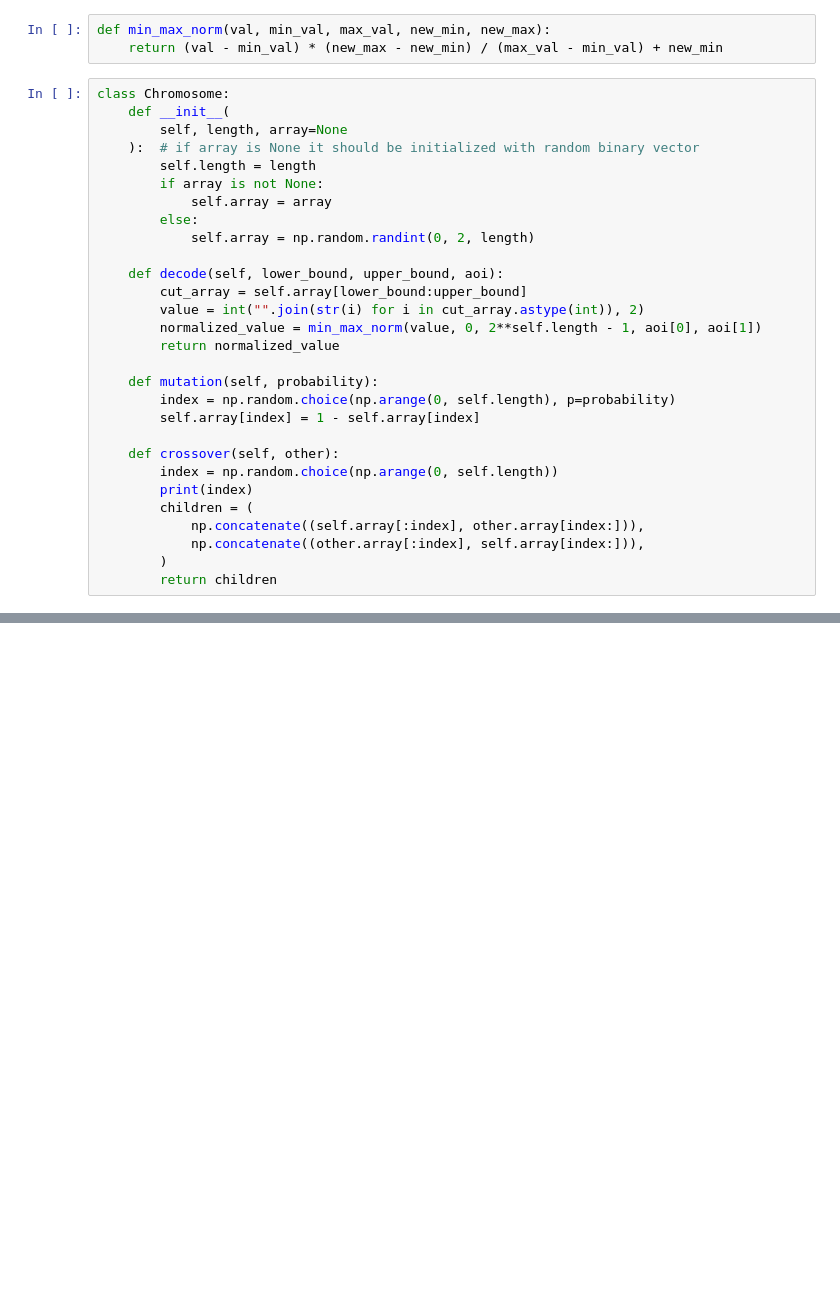
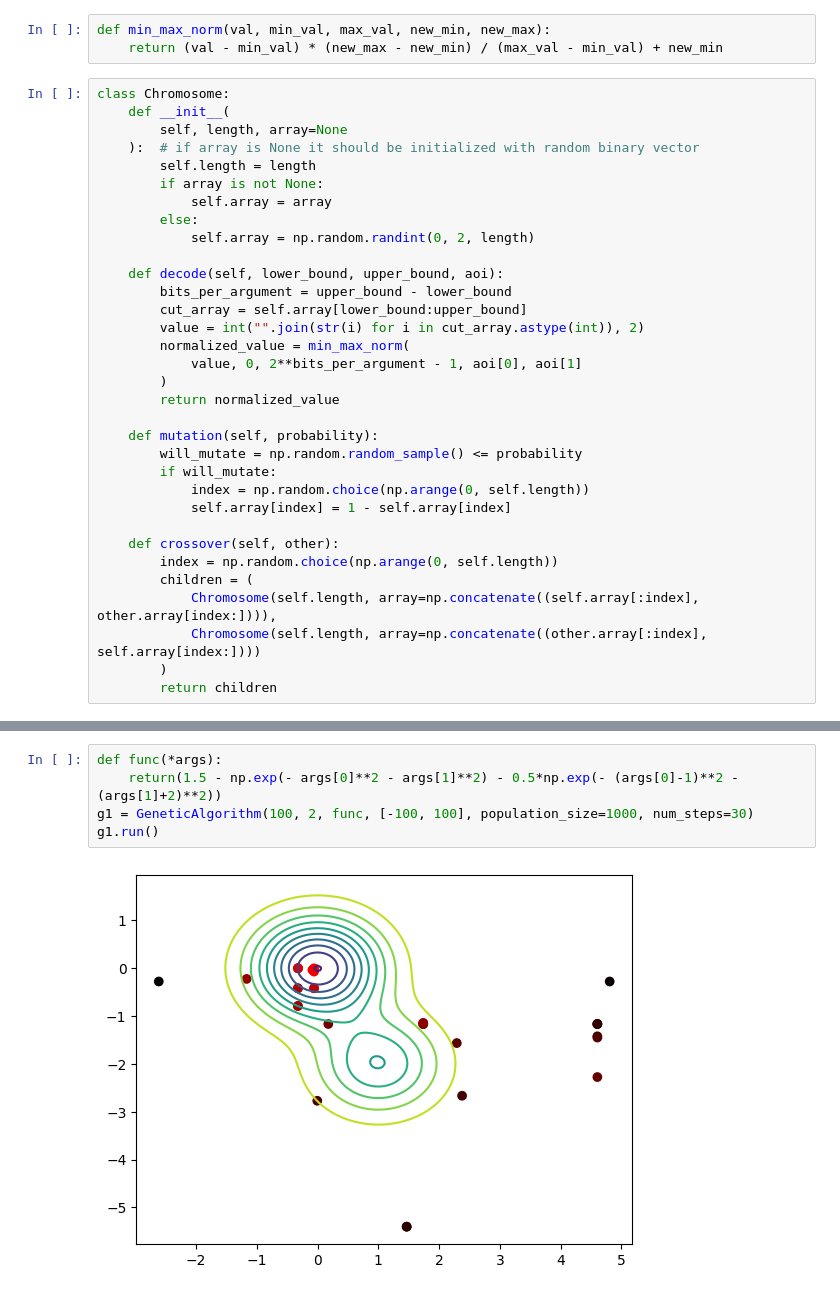
Before and after one commit to JakubDziegielewski/WSI_tutorials, a Jupyter notebook: zadanie_2.ipynb, the cells around one changed output, grey strips where cells are left out. Saved outputs shown, nothing was run; the diff lists cells and outputs as text; blank space fills up the shorter version.

```diff
--- a/zadanie_2.ipynb
+++ b/zadanie_2.ipynb
@@ -33,21 +33,25 @@ class Chromosome:
             self.array = np.random.randint(0, 2, length)
 
     def decode(self, lower_bound, upper_bound, aoi):
+        bits_per_argument = upper_bound - lower_bound
         cut_array = self.array[lower_bound:upper_bound]
         value = int("".join(str(i) for i in cut_array.astype(int)), 2)
-        normalized_value = min_max_norm(value, 0, 2**self.length - 1, aoi[0], aoi[1])
+        normalized_value = min_max_norm(
+            value, 0, 2**bits_per_argument - 1, aoi[0], aoi[1]
+        )
         return normalized_value
 
     def mutation(self, probability):
-        index = np.random.choice(np.arange(0, self.length), p=probability)
-        self.array[index] = 1 - self.array[index]
+        will_mutate = np.random.random_sample() <= probability
+        if will_mutate:
+            index = np.random.choice(np.arange(0, self.length))
+            self.array[index] = 1 - self.array[index]
 
     def crossover(self, other):
         index = np.random.choice(np.arange(0, self.length))
-        print(index)
         children = (
-            np.concatenate((self.array[:index], other.array[index:])),
-            np.concatenate((other.array[:index], self.array[index:])),
+            Chromosome(self.length, array=np.concatenate((self.array[:index], other.array[index:]))),
+            Chromosome(self.length, array=np.concatenate((other.array[:index], self.array[index:])))
         )
         return children
 # %%
@@ -120,0 +165,7 @@ class GeneticAlgorithm:
+# %%
+def func(*args):
+    return(1.5 - np.exp(- args[0]**2 - args[1]**2) - 0.5*np.exp(- (args[0]-1)**2 - (args[1]+2)**2))
+g1 = GeneticAlgorithm(100, 2, func, [-100, 100], population_size=1000, num_steps=30)
+g1.run()
+# %% [output]
+[figure, added]
```
Also changed, not shown: parts of 3 cells of this notebook.
